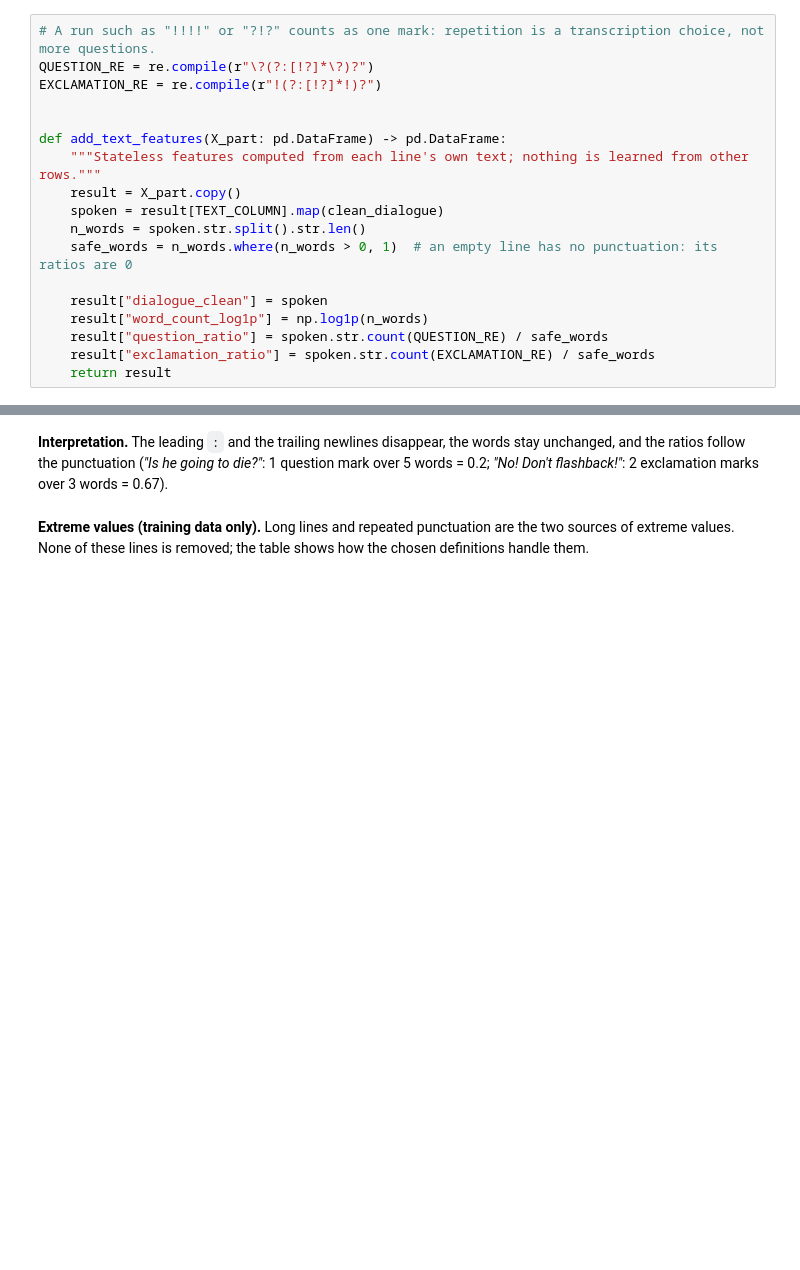
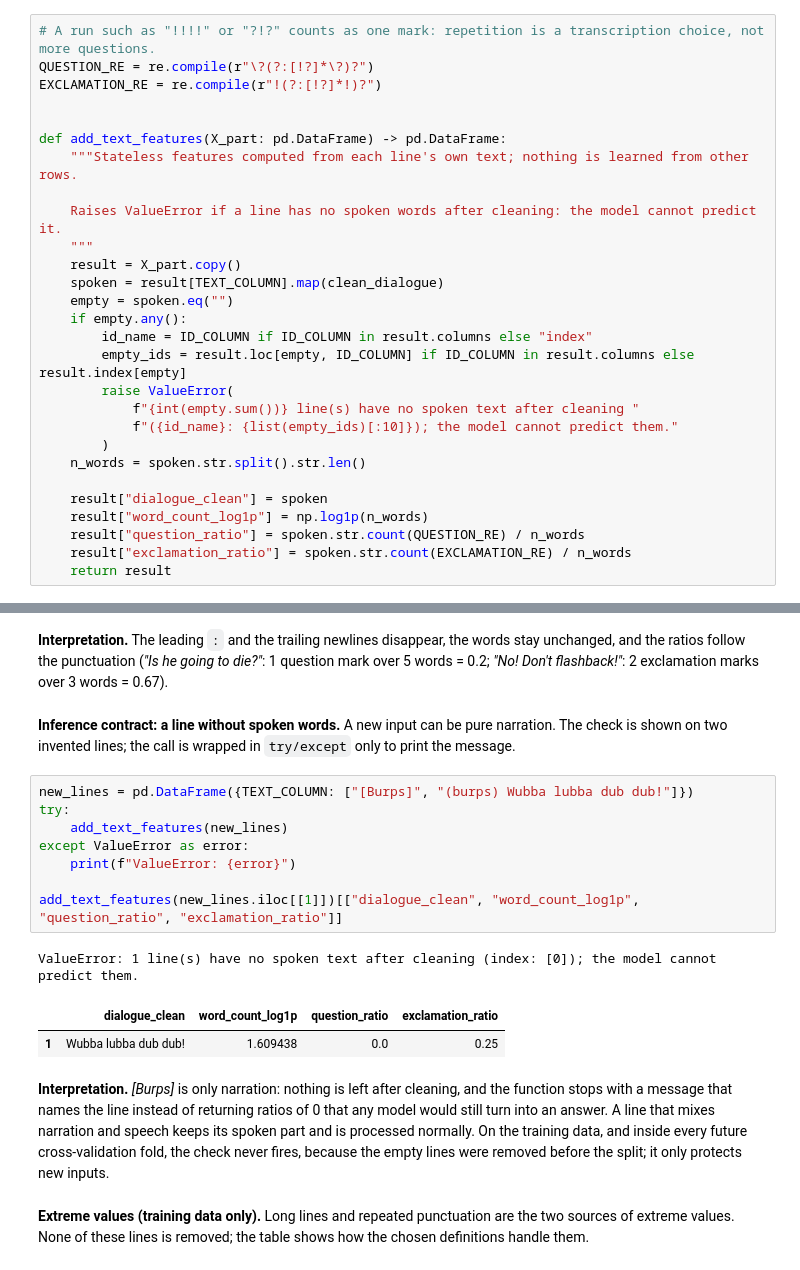
Before and after one commit to errodd/rick_and_morty_speech_speaker_predictor, a Jupyter notebook: notebooks/02_data_preparation.ipynb, the cells around one changed output, grey strips where cells are left out. Saved outputs shown, nothing was run; the diff lists cells and outputs as text; blank space fills up the shorter version.

```diff
--- a/notebooks/02_data_preparation.ipynb
+++ b/notebooks/02_data_preparation.ipynb
@@ -625,16 +633,26 @@ EXCLAMATION_RE = re.compile(r"!(?:[!?]*!)?")
 
 
 def add_text_features(X_part: pd.DataFrame) -> pd.DataFrame:
-    """Stateless features computed from each line's own text; nothing is learned from other rows."""
+    """Stateless features computed from each line's own text; nothing is learned from other rows.
+
+    Raises ValueError if a line has no spoken words after cleaning: the model cannot predict it.
+    """
     result = X_part.copy()
     spoken = result[TEXT_COLUMN].map(clean_dialogue)
+    empty = spoken.eq("")
+    if empty.any():
+        id_name = ID_COLUMN if ID_COLUMN in result.columns else "index"
+        empty_ids = result.loc[empty, ID_COLUMN] if ID_COLUMN in result.columns else result.index[empty]
+        raise ValueError(
+            f"{int(empty.sum())} line(s) have no spoken text after cleaning "
+            f"({id_name}: {list(empty_ids)[:10]}); the model cannot predict them."
+        )
     n_words = spoken.str.split().str.len()
-    safe_words = n_words.where(n_words > 0, 1)  # an empty line has no punctuation: its ratios are 0
 
     result["dialogue_clean"] = spoken
     result["word_count_log1p"] = np.log1p(n_words)
-    result["question_ratio"] = spoken.str.count(QUESTION_RE) / safe_words
-    result["exclamation_ratio"] = spoken.str.count(EXCLAMATION_RE) / safe_words
+    result["question_ratio"] = spoken.str.count(QUESTION_RE) / n_words
+    result["exclamation_ratio"] = spoken.str.count(EXCLAMATION_RE) / n_words
     return result
 # %% [markdown]
 **Preview on a few training lines.** This preview is only for checking that each feature means what it should; the
@@ -654,6 +672,27 @@ preview[[TEXT_COLUMN, "dialogue_clean", "word_count_log1p", "question_ratio", "e
 **Interpretation.** The leading `:` and the trailing newlines disappear, the words stay unchanged, and the
 ratios follow the punctuation (*"Is he going to die?"*: 1 question mark over 5 words = 0.2; *"No! Don't
 flashback!"*: 2 exclamation marks over 3 words = 0.67).
+# %% [markdown]
+**Inference contract: a line without spoken words.** A new input can be pure narration. The check is shown on
+two invented lines; the call is wrapped in `try/except` only to print the message.
+# %%
+new_lines = pd.DataFrame({TEXT_COLUMN: ["[Burps]", "(burps) Wubba lubba dub dub!"]})
+try:
+    add_text_features(new_lines)
+except ValueError as error:
+    print(f"ValueError: {error}")
+
+add_text_features(new_lines.iloc[[1]])[["dialogue_clean", "word_count_log1p", "question_ratio", "exclamation_ratio"]]
+# %% [output]
+ValueError: 1 line(s) have no spoken text after cleaning (index: [0]); the model cannot predict them.
+|  | dialogue_clean | word_count_log1p | question_ratio | exclamation_ratio |
+| 1 | Wubba lubba dub dub! | 1.609438 | 0.0 | 0.25 |
+# %% [markdown]
+**Interpretation.** *[Burps]* is only narration: nothing is left after cleaning, and the function stops with a
+message that names the line instead of returning ratios of 0 that any model would still turn into an answer.
+A line that mixes narration and speech keeps its spoken part and is processed normally. On the training data, and
+inside every future cross-validation fold, the check never fires, because the empty lines were removed before the
+split; it only protects new inputs.
 # %% [markdown]
 **Extreme values (training data only).** Long lines and repeated punctuation are the two sources of extreme values.
 None of these lines is removed; the table shows how the chosen definitions handle them.
```
Also changed, not shown: parts of 19 cells of this notebook, 2 other files.
